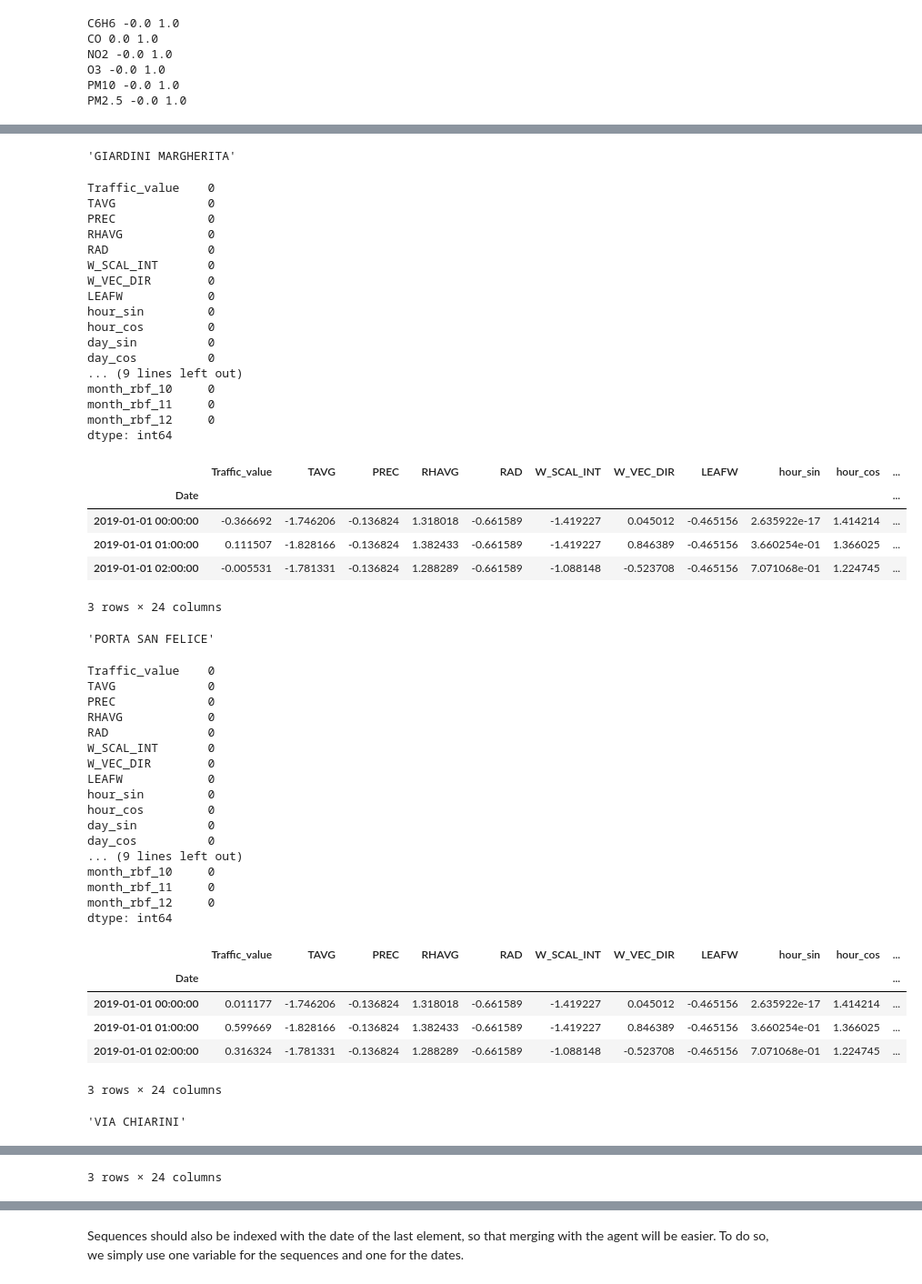
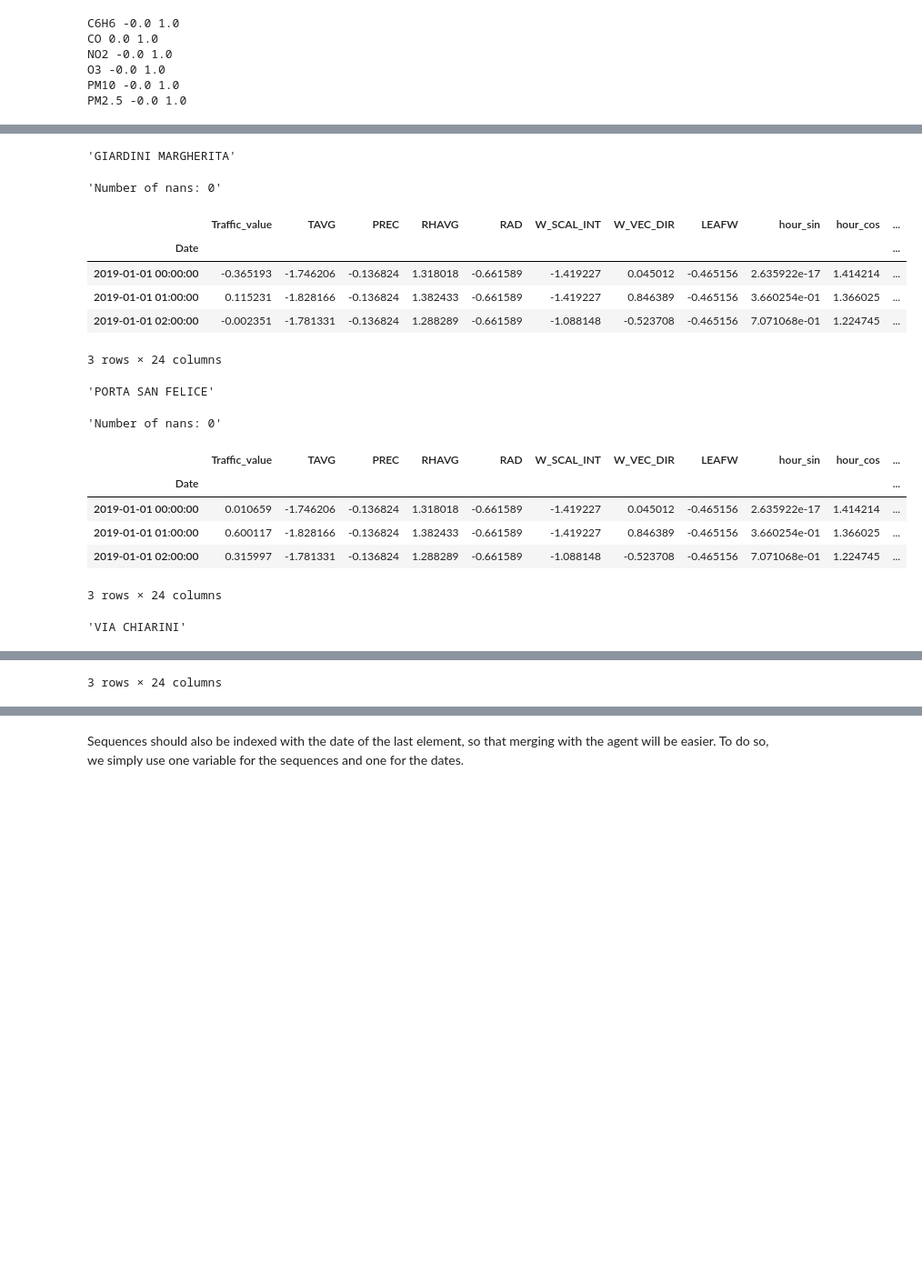
Before and after one commit to davidesonno/AII-project, a Jupyter notebook: 9-multi-agent-model.ipynb, the cells around one changed output, grey strips where cells are left out. Shown at 91% size. Cells and saved outputs as stored; diff of their text form; code cells hidden in the pictures; blank space fills up the shorter version.

```diff
--- a/9-multi-agent-model.ipynb
+++ b/9-multi-agent-model.ipynb
@@ -179,12 +200,10 @@ agent_distributions
 # %%
-normalized_pollution_data = pollution_data.copy()
-
 for station in stations:
-    for agent in normalized_pollution_data[station]:
-        normalized_pollution_data[station][agent] = (normalized_pollution_data[station][agent] - agent_distributions[agent][0]) / agent_distributions[agent][1]
+    for agent in pollution_data[station]:
+        pollution_data[station][agent] = (pollution_data[station][agent] - agent_distributions[agent][0]) / agent_distributions[agent][1]
 
 for agent in agents:
-    aux = pd.concat([normalized_pollution_data[station][agent] for station in stations if agent in normalized_pollution_data[station]])
+    aux = pd.concat([pollution_data[station][agent] for station in stations if agent in pollution_data[station]])
     print(agent, round(aux.mean().values[0], 2), round(aux.std().values[0], 2))
 # %% [output]
 C6H6 -0.0 1.0
@@ -200,62 +234,30 @@ PM2.5 -0.0 1.0
 # %%
 station_data = {
     station: pd.merge(
         scaled_traffic_data[scaled_traffic_data['Station'] == station].drop(columns=['Station']),
         scaled_weather_data,
         left_index=True,
         right_index=True
     )
     for station in stations
 }
 for station in station_data:
-    display(station, station_data[station].resample('1h').max().isna().sum(), station_data[station].head(3))
+    display(station, f'Number of nans: {np.sum(station_data[station].resample("1h").max().isna().sum().values)}', station_data[station].head(3))
 # %% [output]
 'GIARDINI MARGHERITA'
-Traffic_value    0
-TAVG             0
-PREC             0
-RHAVG            0
-RAD              0
-W_SCAL_INT       0
-W_VEC_DIR        0
-LEAFW            0
-hour_sin         0
-hour_cos         0
-day_sin          0
-day_cos          0
-... (9 lines left out)
-month_rbf_10     0
-month_rbf_11     0
-month_rbf_12     0
-dtype: int64
+'Number of nans: 0'
 |  | Traffic_value | TAVG | PREC | RHAVG | RAD | W_SCAL_INT | W_VEC_DIR | LEAFW | hour_sin | hour_cos | ... |
 | Date |  |  |  |  |  |  |  |  |  |  | ... |
-| 2019-01-01 00:00:00 | -0.366692 | -1.746206 | -0.136824 | 1.318018 | -0.661589 | -1.419227 | 0.045012 | -0.465156 | 2.635922e-17 | 1.414214 | ... |
-| 2019-01-01 01:00:00 | 0.111507 | -1.828166 | -0.136824 | 1.382433 | -0.661589 | -1.419227 | 0.846389 | -0.465156 | 3.660254e-01 | 1.366025 | ... |
-| 2019-01-01 02:00:00 | -0.005531 | -1.781331 | -0.136824 | 1.288289 | -0.661589 | -1.088148 | -0.523708 | -0.465156 | 7.071068e-01 | 1.224745 | ... |
+| 2019-01-01 00:00:00 | -0.365193 | -1.746206 | -0.136824 | 1.318018 | -0.661589 | -1.419227 | 0.045012 | -0.465156 | 2.635922e-17 | 1.414214 | ... |
+| 2019-01-01 01:00:00 | 0.115231 | -1.828166 | -0.136824 | 1.382433 | -0.661589 | -1.419227 | 0.846389 | -0.465156 | 3.660254e-01 | 1.366025 | ... |
+| 2019-01-01 02:00:00 | -0.002351 | -1.781331 | -0.136824 | 1.288289 | -0.661589 | -1.088148 | -0.523708 | -0.465156 | 7.071068e-01 | 1.224745 | ... |
 3 rows × 24 columns
 'PORTA SAN FELICE'
-Traffic_value    0
-TAVG             0
-PREC             0
-RHAVG            0
-RAD              0
-W_SCAL_INT       0
-W_VEC_DIR        0
-LEAFW            0
-hour_sin         0
-hour_cos         0
-day_sin          0
-day_cos          0
-... (9 lines left out)
-month_rbf_10     0
-month_rbf_11     0
-month_rbf_12     0
-dtype: int64
+'Number of nans: 0'
 |  | Traffic_value | TAVG | PREC | RHAVG | RAD | W_SCAL_INT | W_VEC_DIR | LEAFW | hour_sin | hour_cos | ... |
 | Date |  |  |  |  |  |  |  |  |  |  | ... |
-| 2019-01-01 00:00:00 | 0.011177 | -1.746206 | -0.136824 | 1.318018 | -0.661589 | -1.419227 | 0.045012 | -0.465156 | 2.635922e-17 | 1.414214 | ... |
-| 2019-01-01 01:00:00 | 0.599669 | -1.828166 | -0.136824 | 1.382433 | -0.661589 | -1.419227 | 0.846389 | -0.465156 | 3.660254e-01 | 1.366025 | ... |
-| 2019-01-01 02:00:00 | 0.316324 | -1.781331 | -0.136824 | 1.288289 | -0.661589 | -1.088148 | -0.523708 | -0.465156 | 7.071068e-01 | 1.224745 | ... |
+| 2019-01-01 00:00:00 | 0.010659 | -1.746206 | -0.136824 | 1.318018 | -0.661589 | -1.419227 | 0.045012 | -0.465156 | 2.635922e-17 | 1.414214 | ... |
+| 2019-01-01 01:00:00 | 0.600117 | -1.828166 | -0.136824 | 1.382433 | -0.661589 | -1.419227 | 0.846389 | -0.465156 | 3.660254e-01 | 1.366025 | ... |
+| 2019-01-01 02:00:00 | 0.315997 | -1.781331 | -0.136824 | 1.288289 | -0.661589 | -1.088148 | -0.523708 | -0.465156 | 7.071068e-01 | 1.224745 | ... |
 3 rows × 24 columns
 'VIA CHIARINI'
```
Also changed, not shown: parts of 43 cells of this notebook, 18 other files.
